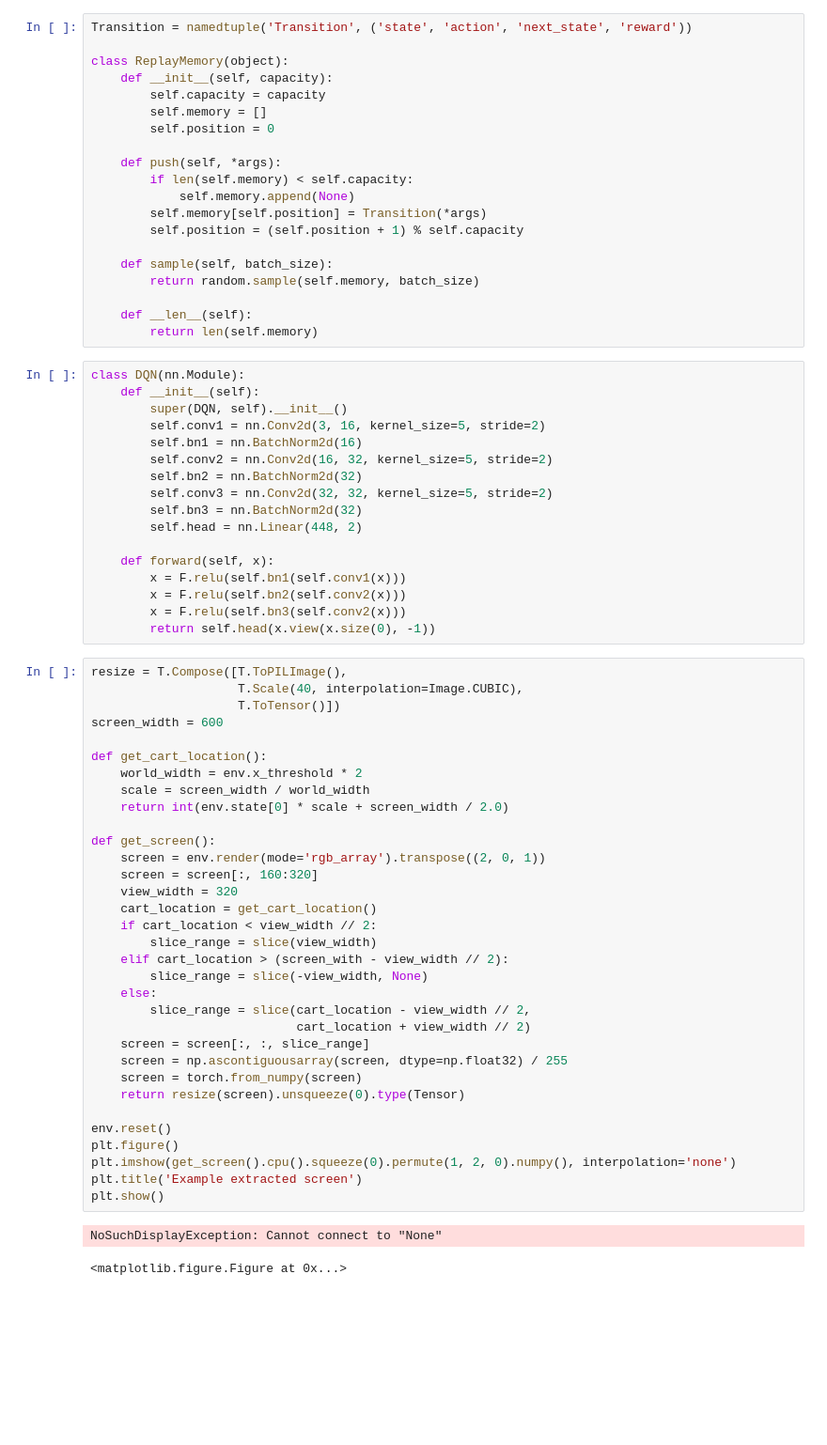
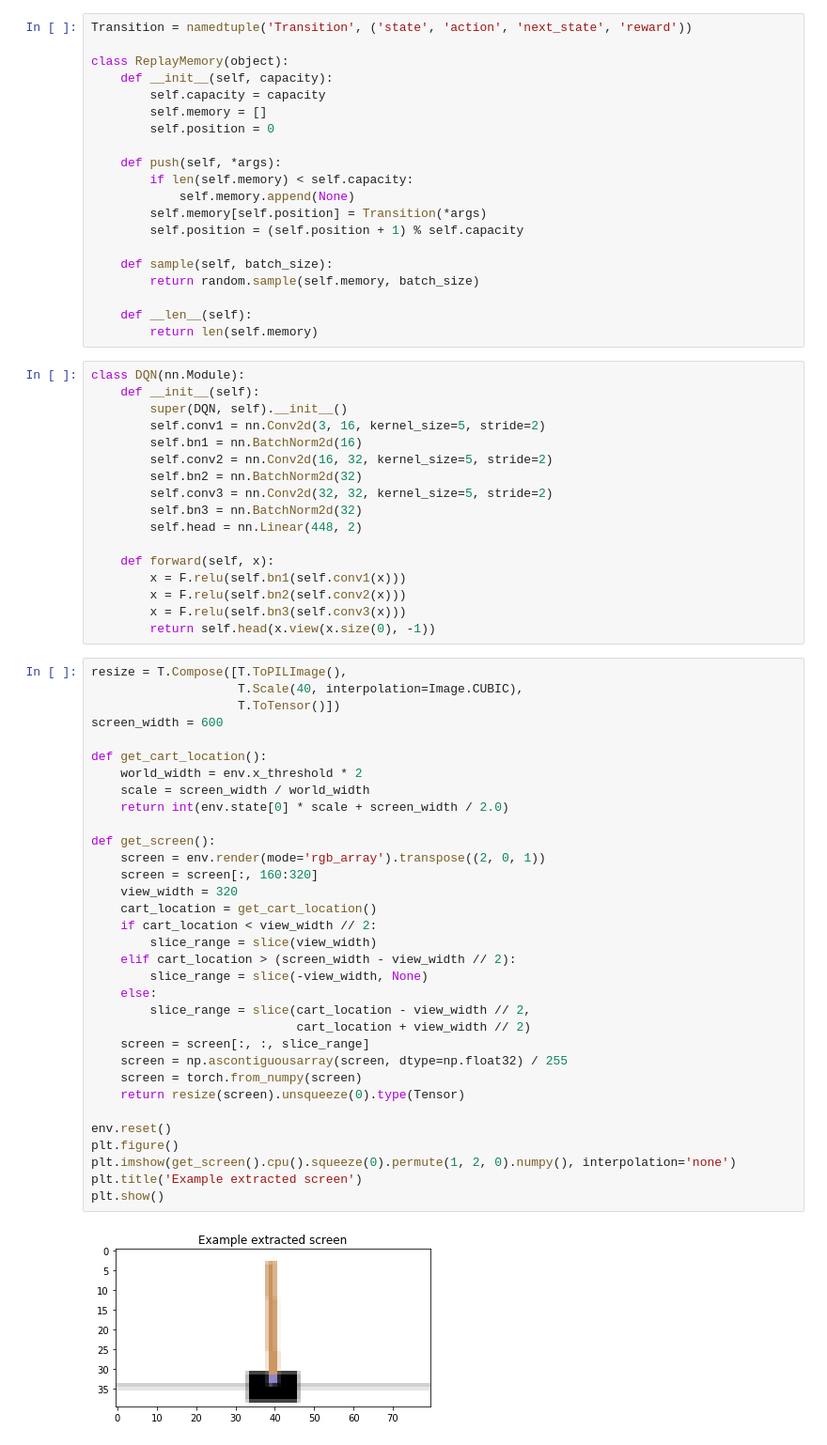
Before and after one commit to wilson1yan/ML-Testing, a Jupyter notebook: cartpole.ipynb, the cells around one changed output. Shown: that part at 94% size. Saved outputs shown, nothing was run; the diff lists cells and outputs as text; blank space fills up the shorter version.

```diff
--- a/cartpole.ipynb
+++ b/cartpole.ipynb
@@ -67,7 +65,7 @@ class DQN(nn.Module):
     def forward(self, x):
         x = F.relu(self.bn1(self.conv1(x)))
         x = F.relu(self.bn2(self.conv2(x)))
-        x = F.relu(self.bn3(self.conv2(x)))
+        x = F.relu(self.bn3(self.conv3(x)))
         return self.head(x.view(x.size(0), -1))
 # %%
 resize = T.Compose([T.ToPILImage(),
@@ -75,33 +73,32 @@ resize = T.Compose([T.ToPILImage(),
                     T.ToTensor()])
 screen_width = 600
 
 def get_cart_location():
     world_width = env.x_threshold * 2
     scale = screen_width / world_width
     return int(env.state[0] * scale + screen_width / 2.0)
 
 def get_screen():
     screen = env.render(mode='rgb_array').transpose((2, 0, 1))
     screen = screen[:, 160:320]
     view_width = 320
     cart_location = get_cart_location()
     if cart_location < view_width // 2:
         slice_range = slice(view_width)
-    elif cart_location > (screen_with - view_width // 2):
+    elif cart_location > (screen_width - view_width // 2):
         slice_range = slice(-view_width, None)
     else:
         slice_range = slice(cart_location - view_width // 2,
                             cart_location + view_width // 2)
     screen = screen[:, :, slice_range]
     screen = np.ascontiguousarray(screen, dtype=np.float32) / 255
     screen = torch.from_numpy(screen)
     return resize(screen).unsqueeze(0).type(Tensor)
 
 env.reset()
 plt.figure()
 plt.imshow(get_screen().cpu().squeeze(0).permute(1, 2, 0).numpy(), interpolation='none')
 plt.title('Example extracted screen')
 plt.show()
 # %% [output]
-NoSuchDisplayException: Cannot connect to "None"
-<matplotlib.figure.Figure at 0x...>
+[figure, added]
```
Also changed, not shown: parts of 4 cells of this notebook, 1 other file.
